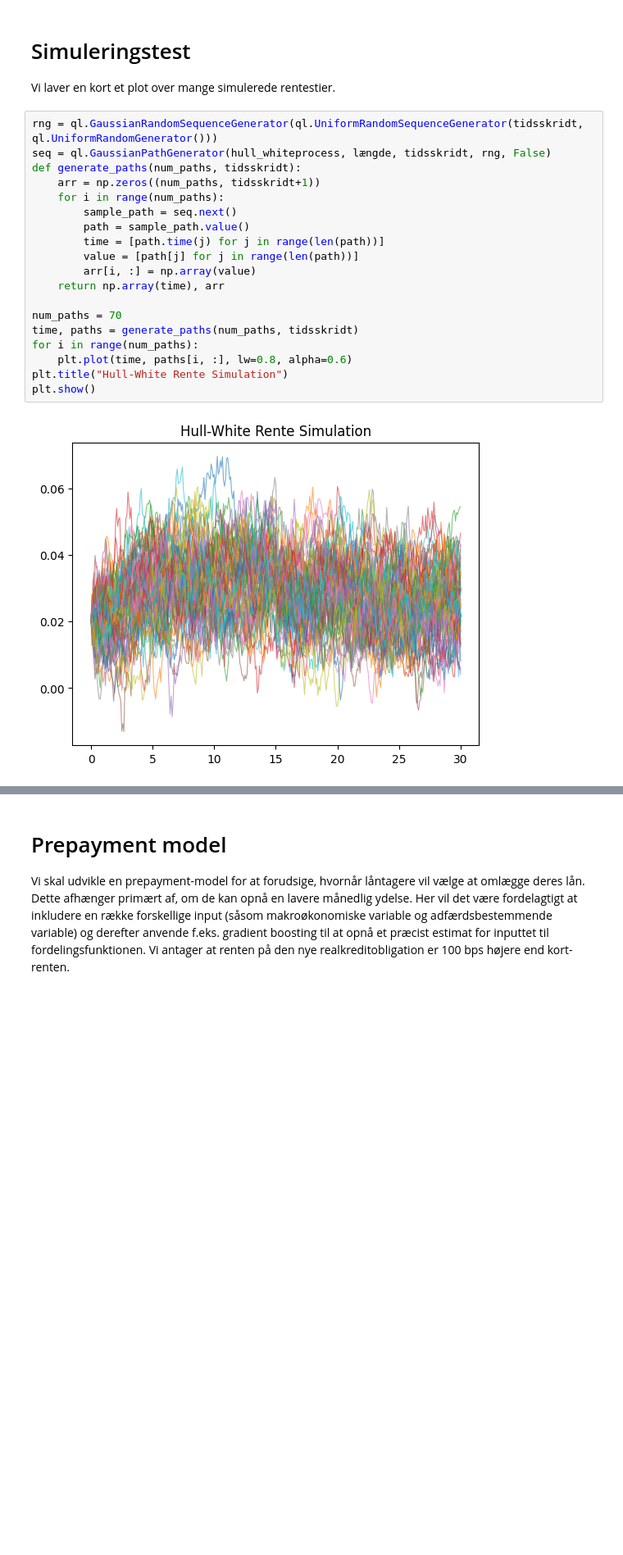
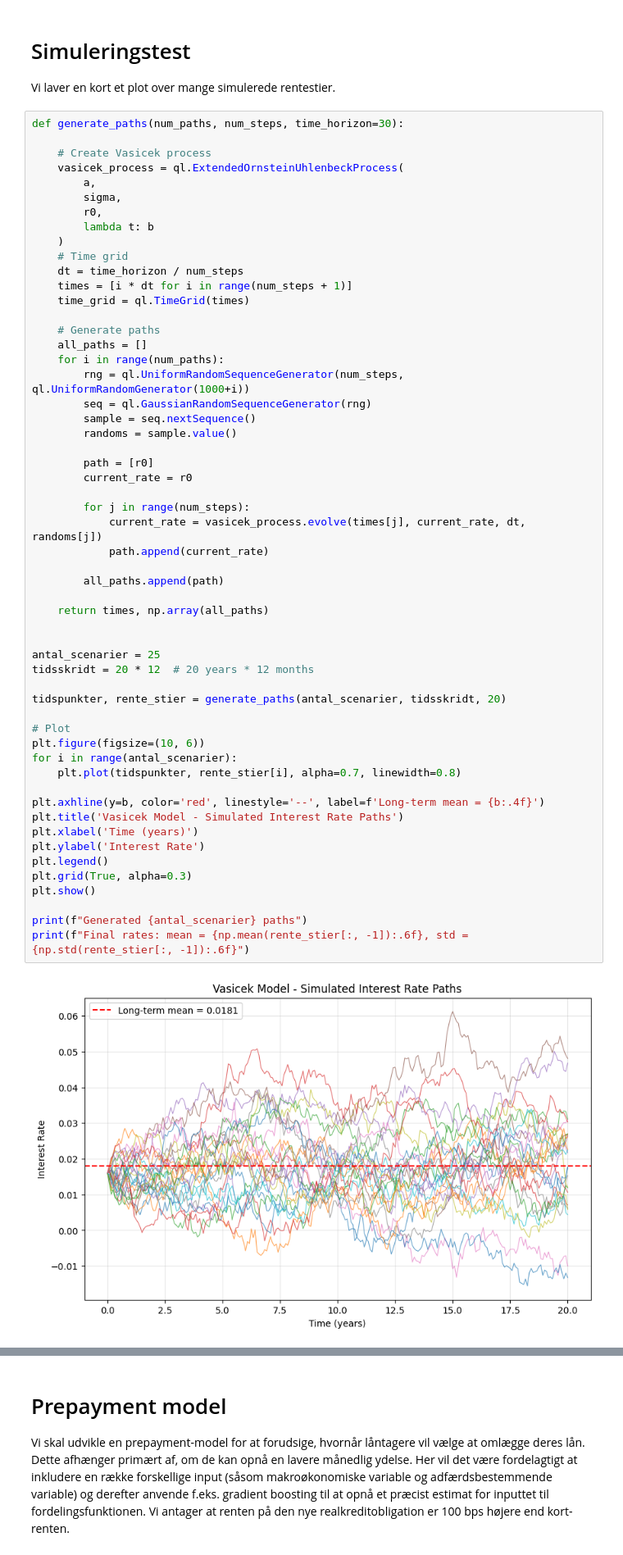
Before and after one commit to HFDKVB/Midnight-Hammer, a Jupyter notebook: Callable Bonds/Realkreditobligationer.ipynb, the cells around one changed output, grey strips where cells are left out. Shown at 82% size. Cells and saved outputs as stored; diff of their text form; blank space fills up the shorter version.

```diff
--- a/Callable Bonds/Realkreditobligationer.ipynb
+++ b/Callable Bonds/Realkreditobligationer.ipynb
@@ -82,23 +78,59 @@ hull_whiteprocess = ql.HullWhiteProcess(curve_handle, a, sigma)
 # Simuleringstest
 Vi laver en kort et plot over mange simulerede rentestier.
 # %%
-rng = ql.GaussianRandomSequenceGenerator(ql.UniformRandomSequenceGenerator(tidsskridt, ql.UniformRandomGenerator()))
-seq = ql.GaussianPathGenerator(hull_whiteprocess, længde, tidsskridt, rng, False)
-def generate_paths(num_paths, tidsskridt):
-    arr = np.zeros((num_paths, tidsskridt+1))
+def generate_paths(num_paths, num_steps, time_horizon=30):
+
+    # Create Vasicek process
+    vasicek_process = ql.ExtendedOrnsteinUhlenbeckProcess(
+        a,
+        sigma,
+        r0,
+        lambda t: b
+    )
+    # Time grid
+    dt = time_horizon / num_steps
+    times = [i * dt for i in range(num_steps + 1)]
+    time_grid = ql.TimeGrid(times)
+
+    # Generate paths
+    all_paths = []
     for i in range(num_paths):
-        sample_path = seq.next()
-        path = sample_path.value()
-        time = [path.time(j) for j in range(len(path))]
-        value = [path[j] for j in range(len(path))]
-        arr[i, :] = np.array(value)
-    return np.array(time), arr
+        rng = ql.UniformRandomSequenceGenerator(num_steps, ql.UniformRandomGenerator(1000+i))
+        seq = ql.GaussianRandomSequenceGenerator(rng)
+        sample = seq.nextSequence()
+        randoms = sample.value()
 
-num_paths = 70
-time, paths = generate_paths(num_paths, tidsskridt)
-for i in range(num_paths):
-    plt.plot(time, paths[i, :], lw=0.8, alpha=0.6)
-plt.title("Hull-White Rente Simulation")
+        path = [r0]
+        current_rate = r0
+
+        for j in range(num_steps):
+            current_rate = vasicek_process.evolve(times[j], current_rate, dt, randoms[j])
+            path.append(current_rate)
+
+        all_paths.append(path)
+
+    return times, np.array(all_paths)
+
+
+antal_scenarier = 25
+tidsskridt = 20 * 12  # 20 years * 12 months
+
+tidspunkter, rente_stier = generate_paths(antal_scenarier, tidsskridt, 20)
+
+# Plot
+plt.figure(figsize=(10, 6))
+for i in range(antal_scenarier):
+    plt.plot(tidspunkter, rente_stier[i], alpha=0.7, linewidth=0.8)
+
+plt.axhline(y=b, color='red', linestyle='--', label=f'Long-term mean = {b:.4f}')
+plt.title('Vasicek Model - Simulated Interest Rate Paths')
+plt.xlabel('Time (years)')
+plt.ylabel('Interest Rate')
+plt.legend()
+plt.grid(True, alpha=0.3)
 plt.show()
+
+print(f"Generated {antal_scenarier} paths")
+print(f"Final rates: mean = {np.mean(rente_stier[:, -1]):.6f}, std = {np.std(rente_stier[:, -1]):.6f}")
 # %% [output]
-[figure, old version]
+[figure, new version]
```
Also changed, not shown: parts of 12 cells of this notebook, 4 other files.
